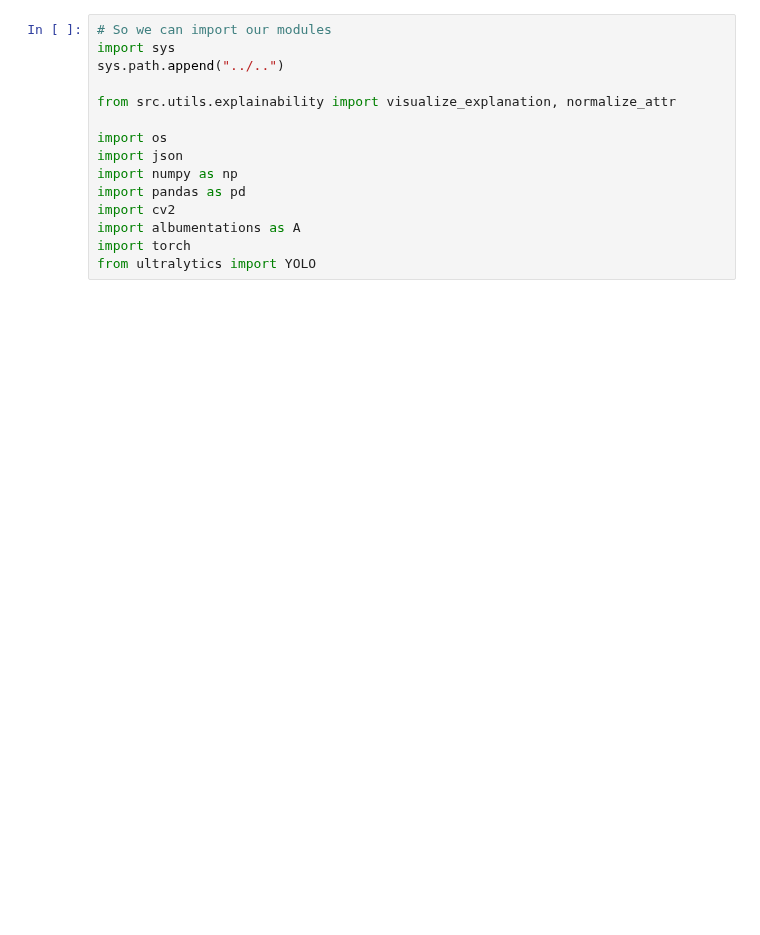
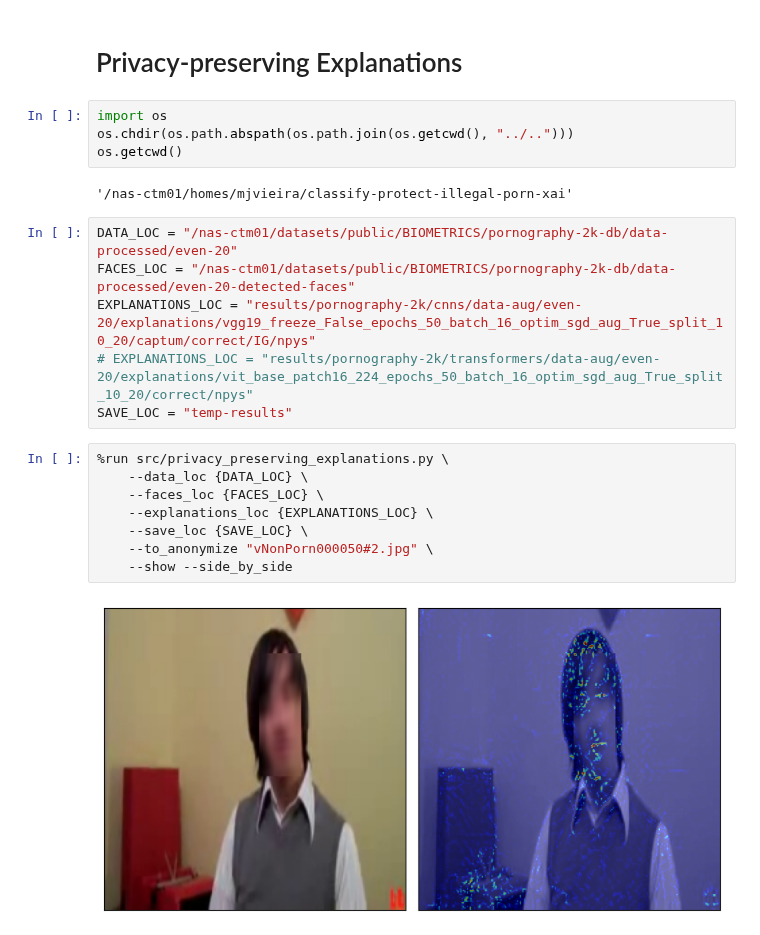
Before and after one commit to margaridav27/end-to-end-framework-pornography-detection, a Jupyter notebook: src/notebooks/pp_explanations.ipynb, the cells around one changed output. Cells and saved outputs as stored; diff of their text form; blank space fills up the shorter version.

```diff
--- a/src/notebooks/pp_explanations.ipynb
+++ b/src/notebooks/pp_explanations.ipynb
@@ -1,15 +1,24 @@
-# %%
-# So we can import our modules
-import sys
-sys.path.append("../..")
-
-from src.utils.explainability import visualize_explanation, normalize_attr
-
-import os
-import json
-import numpy as np
-import pandas as pd
-import cv2
-import albumentations as A
-import torch
-from ultralytics import YOLO
+# %% [markdown]
+# Privacy-preserving Explanations
+# %%
+import os
+os.chdir(os.path.abspath(os.path.join(os.getcwd(), "../..")))
+os.getcwd()
+# %% [output]
+'/nas-ctm01/homes/mjvieira/classify-protect-illegal-porn-xai'
+# %%
+DATA_LOC = "/nas-ctm01/datasets/public/BIOMETRICS/pornography-2k-db/data-processed/even-20"
+FACES_LOC = "/nas-ctm01/datasets/public/BIOMETRICS/pornography-2k-db/data-processed/even-20-detected-faces"
+EXPLANATIONS_LOC = "results/pornography-2k/cnns/data-aug/even-20/explanations/vgg19_freeze_False_epochs_50_batch_16_optim_sgd_aug_True_split_10_20/captum/correct/IG/npys"
+# EXPLANATIONS_LOC = "results/pornography-2k/transformers/data-aug/even-20/explanations/vit_base_patch16_224_epochs_50_batch_16_optim_sgd_aug_True_split_10_20/correct/npys"
+SAVE_LOC = "temp-results"
+# %%
+%run src/privacy_preserving_explanations.py \
+    --data_loc {DATA_LOC} \
+    --faces_loc {FACES_LOC} \
+    --explanations_loc {EXPLANATIONS_LOC} \
+    --save_loc {SAVE_LOC} \
+    --to_anonymize "vNonPorn000050#2.jpg" \
+    --show --side_by_side
+# %% [output]
+[figure, added]
```
Also changed, not shown: parts of 17 cells of this notebook, 1 other file.
